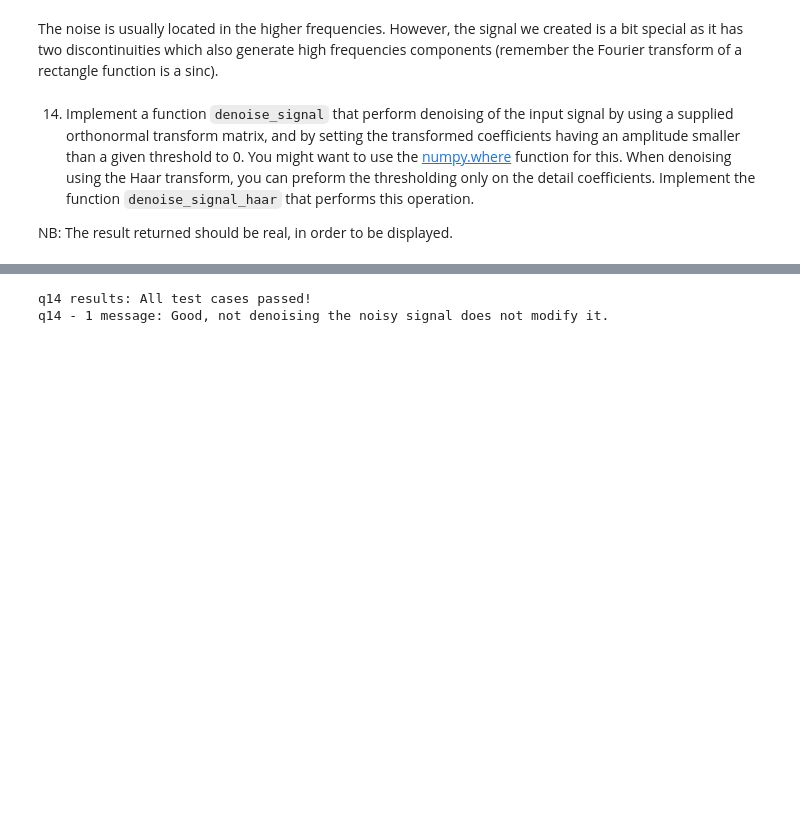
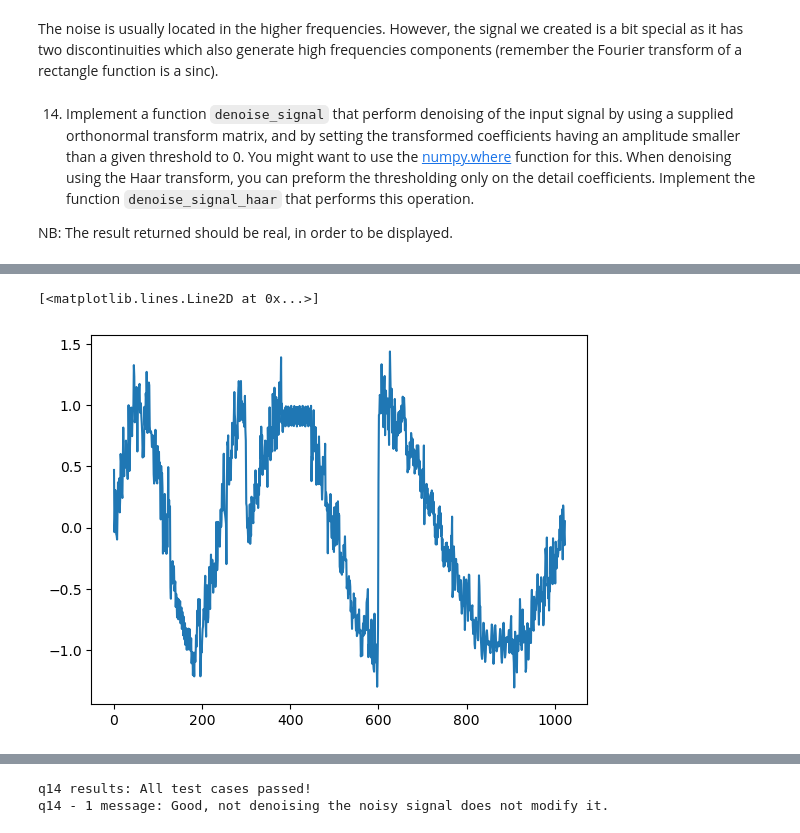
Before and after one commit to mike6942069420/matrix-analysis-2024, a Jupyter notebook: exercises/week2/Linear transforms.ipynb, the cells around one changed output, grey strips where cells are left out. Cells and saved outputs as stored; diff of their text form; code cells hidden in the pictures; blank space fills up the shorter version.

```diff
--- a/exercises/week2/Linear transforms.ipynb
+++ b/exercises/week2/Linear transforms.ipynb
@@ -526,7 +647,11 @@ x1_denoised = denoise_signal(get_fourier_matrix(1024), wave_noisy, 0.3)
 # %%
 # Perform denoising with the block Fourier transform and display the result
 # Make sure you choose a good threshold and block size
-x2_denoised = denoise_signal(get_block_dft_matrix(1024, 64), wave_noisy, 0.3)
+x2_denoised = denoise_signal(get_block_dft_matrix(1024, 64), wave_noisy, 0.32)
+plt.plot(x2_denoised)
+# %% [output]
+[<matplotlib.lines.Line2D at 0x...>]
+[figure, added]
 # %%
 # Perform denoising with the Haar transform and display the result
 # Make sure you choose a good threshold and an appropriate number of levels
```
Also changed, not shown: parts of 18 cells of this notebook.
